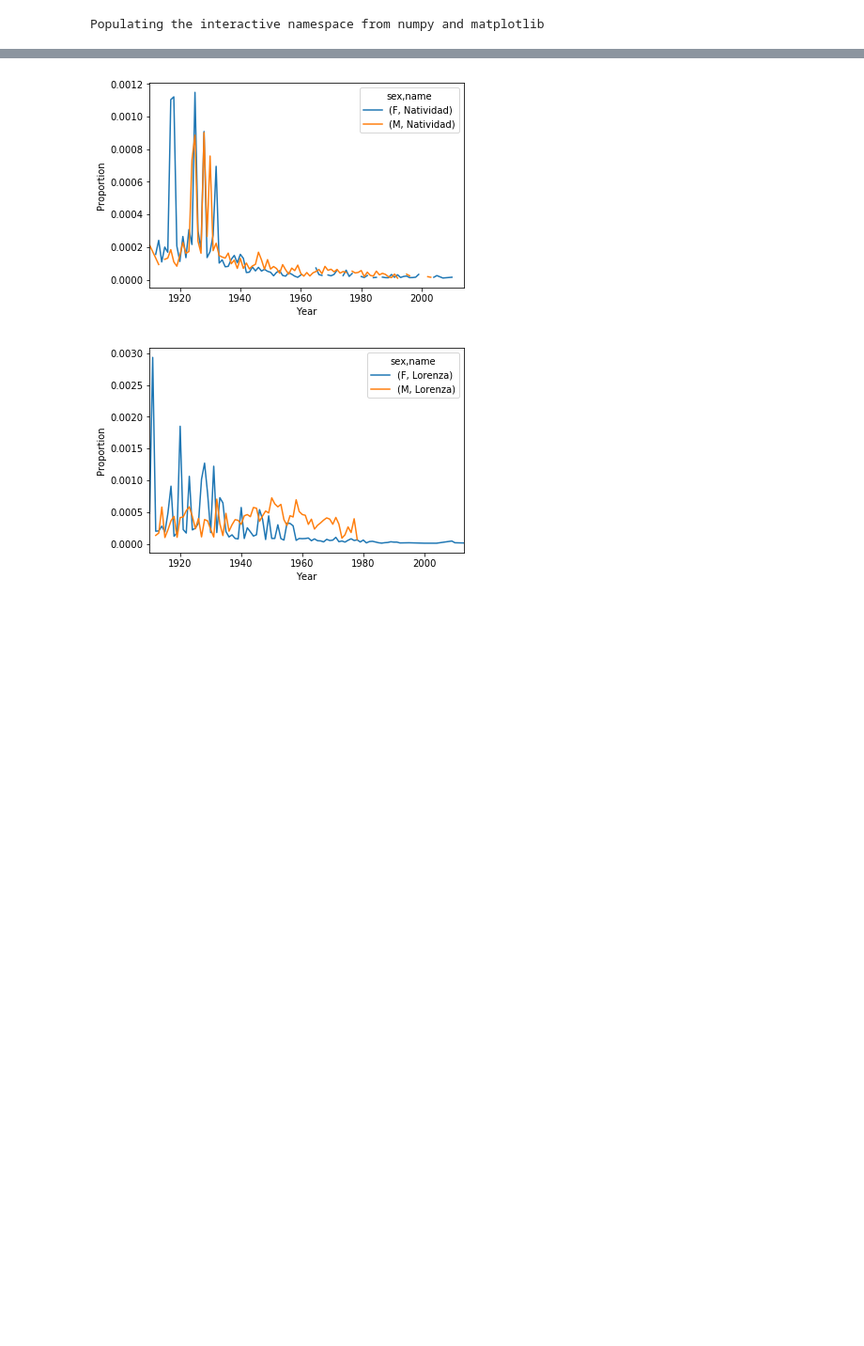
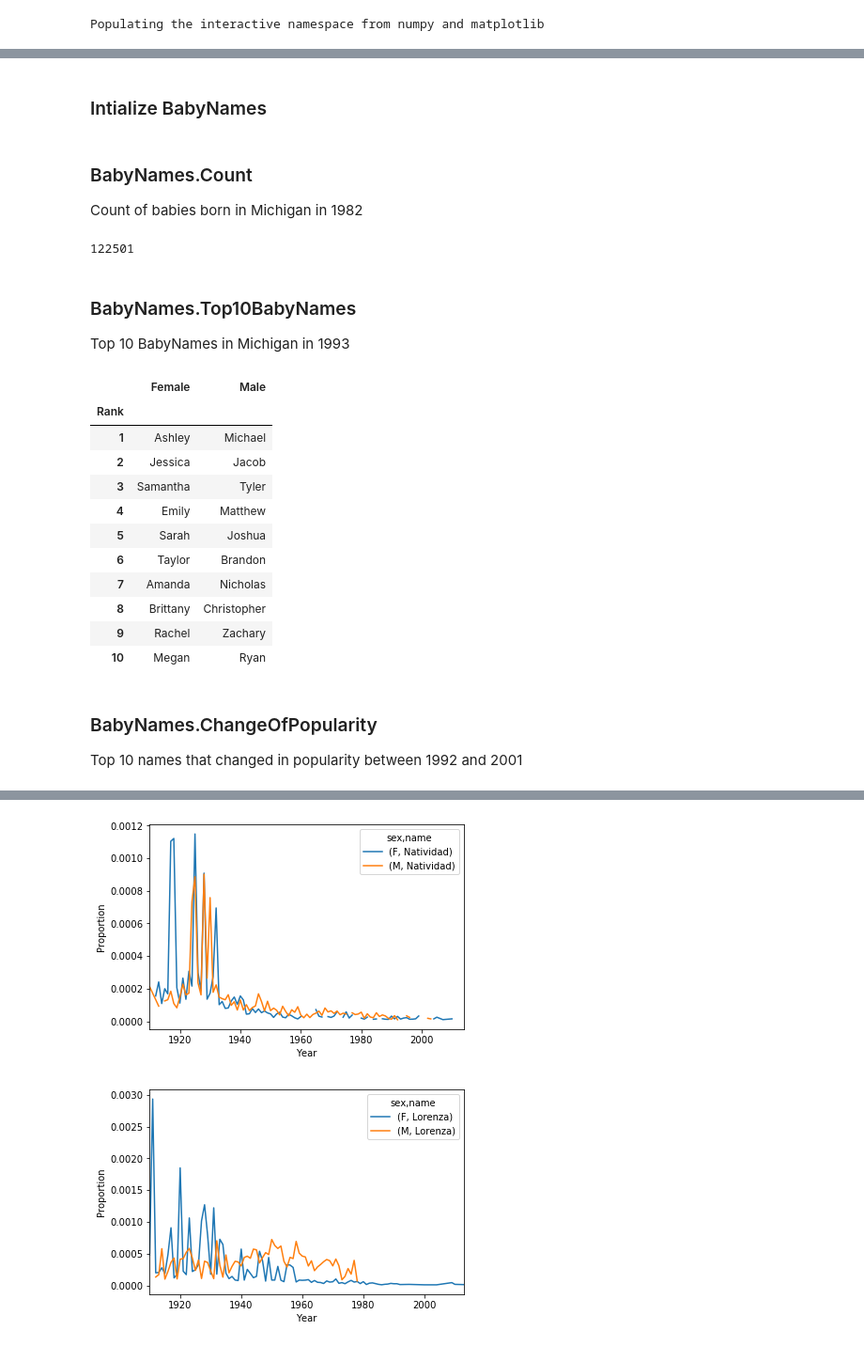
Before and after one commit to spalmerg/BabyNamesProject, a Jupyter notebook: Project 1 - Babynames.ipynb, the cells around one changed output, grey strips where cells are left out. Shown: that part at 94% size. Drawn from its saved outputs; the diff is of its cells as text; code cells hidden in the pictures; blank space fills up the shorter version.

```diff
--- a/Project 1 - Babynames.ipynb
+++ b/Project 1 - Babynames.ipynb
@@ -141 +160,3 @@ class BabyNames(object):
+# %% [markdown]
+### Intialize BabyNames
 # %%
@@ -144,0 +166,28 @@ test = BabyNames(l_path)
+# %% [markdown]
+### BabyNames.Count
+Count of babies born in Michigan in 1982
+# %%
+test.Count('MI', 1982)
+# %% [output]
+122501
+# %% [markdown]
+### BabyNames.Top10BabyNames
+Top 10 BabyNames in Michigan in 1993
+# %%
+test.Top10BabyNames('MI', '1993')
+# %% [output]
+|  | Female | Male |
+| Rank |  |  |
+| 1 | Ashley | Michael |
+| 2 | Jessica | Jacob |
+| 3 | Samantha | Tyler |
+| 4 | Emily | Matthew |
+| 5 | Sarah | Joshua |
+| 6 | Taylor | Brandon |
+| 7 | Amanda | Nicholas |
+| 8 | Brittany | Christopher |
+| 9 | Rachel | Zachary |
+| 10 | Megan | Ryan |
+# %% [markdown]
+### BabyNames.ChangeOfPopularity
+Top 10 names that changed in popularity between 1992 and 2001
```
Also changed, not shown: parts of 11 cells of this notebook.
